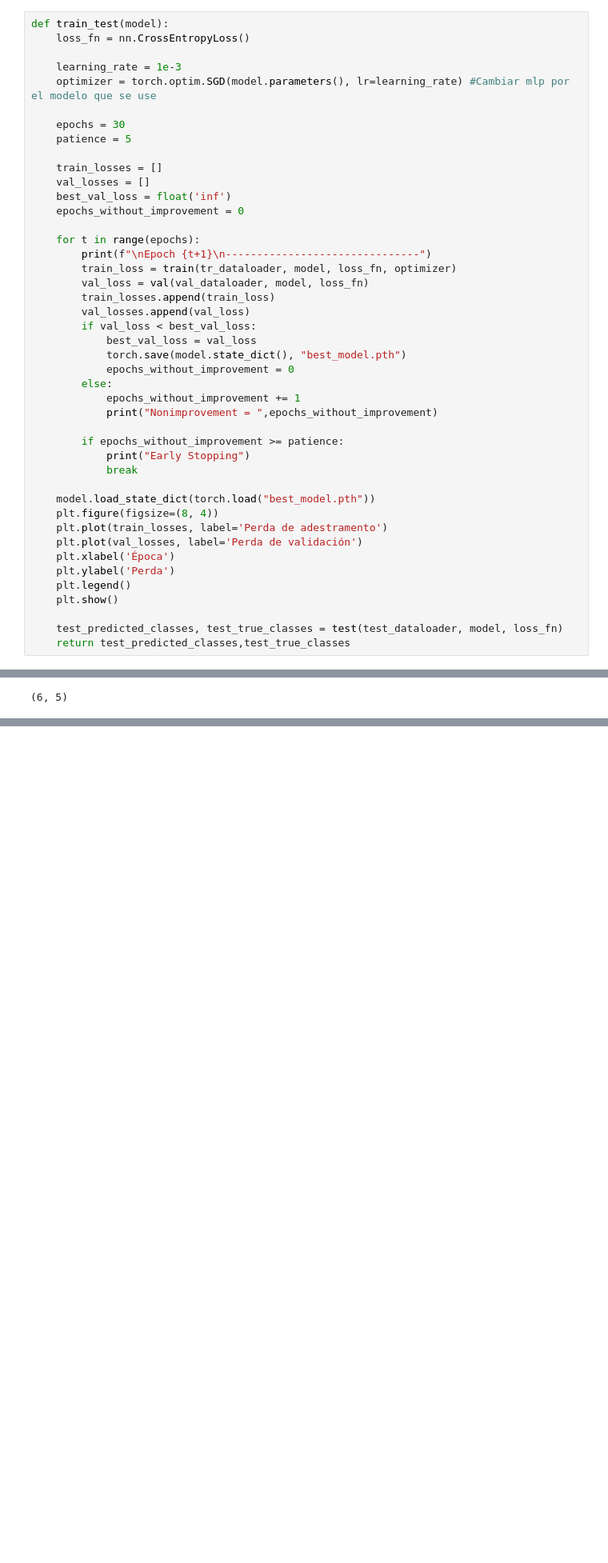
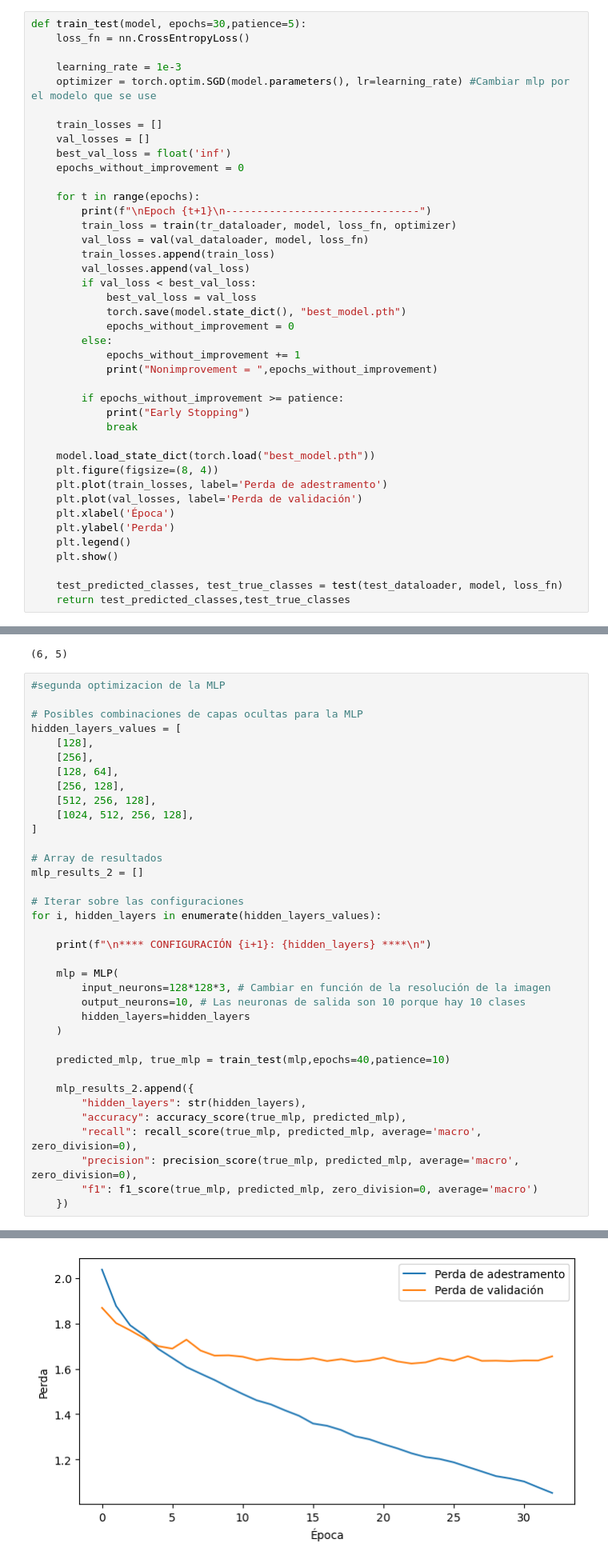
Before and after one commit to AnxoTrillo/lab_redes_neuronais, a Jupyter notebook: CNN_MLP.ipynb, the cells around one changed output, grey strips where cells are left out. Shown at 80% size. Drawn from its saved outputs; the diff is of its cells as text; blank space fills up the shorter version.

```diff
--- a/CNN_MLP.ipynb
+++ b/CNN_MLP.ipynb
@@ -352,14 +358,11 @@ test_dataloader = DataLoader(dataset=dataset_test,
                               batch_size=batch_size,
                               shuffle=True)
 # %%
-def train_test(model):
+def train_test(model, epochs=30,patience=5):
     loss_fn = nn.CrossEntropyLoss()
 
     learning_rate = 1e-3
     optimizer = torch.optim.SGD(model.parameters(), lr=learning_rate) #Cambiar mlp por el modelo que se use
-
-    epochs = 30
-    patience = 5
 
     train_losses = []
     val_losses = []
@@ -618,3 +624,40 @@ mlp_df.shape
 | 4 | [512, 256, 128] | 0.379873 | 0.383562 | 0.351103 | 0.346342 |
 | 5 | [1024, 512, 256, 128] | 0.292229 | 0.296252 | 0.280333 | 0.244294 |
 (6, 5)
+# %%
+#segunda optimizacion de la MLP
+
+# Posibles combinaciones de capas ocultas para la MLP
+hidden_layers_values = [
+    [128],
+    [256],
+    [128, 64],
+    [256, 128],
+    [512, 256, 128],
+    [1024, 512, 256, 128],
+]
+
+# Array de resultados
+mlp_results_2 = []
+
+# Iterar sobre las configuraciones
+for i, hidden_layers in enumerate(hidden_layers_values):
+
+    print(f"\n**** CONFIGURACIÓN {i+1}: {hidden_layers} ****\n")
+
+    mlp = MLP(
+        input_neurons=128*128*3, # Cambiar en función de la resolución de la imagen
+        output_neurons=10, # Las neuronas de salida son 10 porque hay 10 clases
+        hidden_layers=hidden_layers
+    )
+
+    predicted_mlp, true_mlp = train_test(mlp,epochs=40,patience=10)
+
+    mlp_results_2.append({
+        "hidden_layers": str(hidden_layers),
+        "accuracy": accuracy_score(true_mlp, predicted_mlp),
+        "recall": recall_score(true_mlp, predicted_mlp, average='macro', zero_division=0),
+        "precision": precision_score(true_mlp, predicted_mlp, average='macro', zero_division=0),
+        "f1": f1_score(true_mlp, predicted_mlp, zero_division=0, average='macro')
+    })
+# %% [output]
@@ -620,0 +681 @@ mlp_df.shape
+[figure, added]
```
Also changed, not shown: parts of 5 cells of this notebook.
